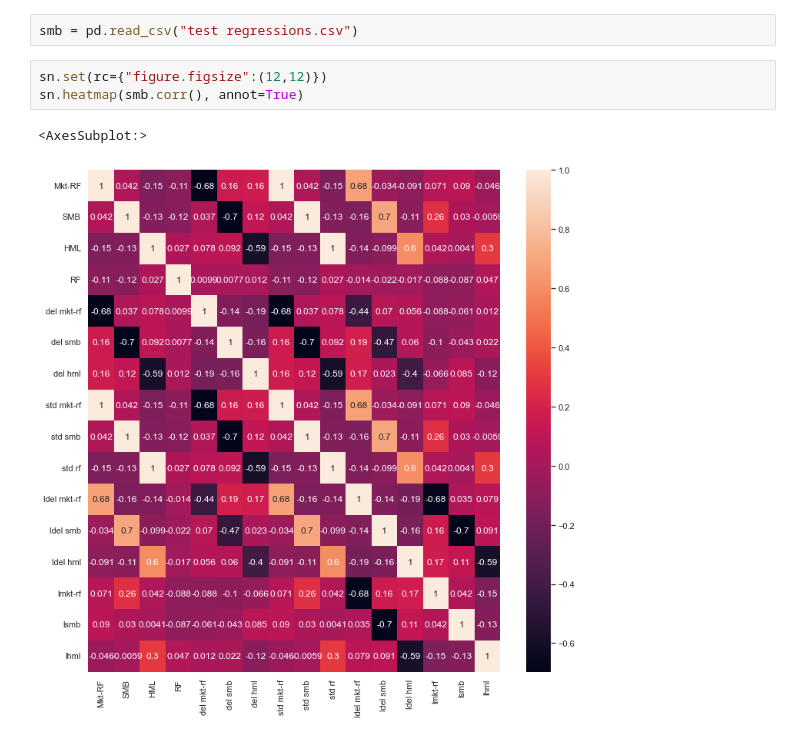
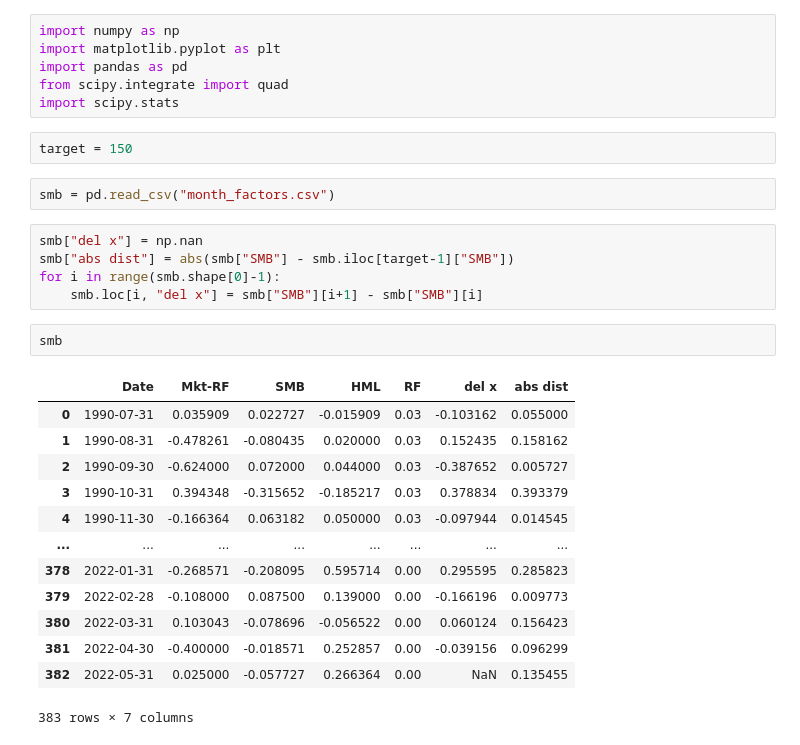
Before and after one commit to hasithv/algo-grind, a Jupyter notebook: factor change estimation.ipynb, the cells around one changed output. Saved outputs shown, nothing was run; the diff lists cells and outputs as text.

```diff
--- a/factor change estimation.ipynb
+++ b/factor change estimation.ipynb
@@ -10,8 +1,31 @@ import matplotlib as plt
+# %%
+import numpy as np
+import matplotlib.pyplot as plt
+import pandas as pd
+from scipy.integrate import quad
+import scipy.stats
+# %%
+target = 150
 # %%
-smb = pd.read_csv("test regressions.csv")
+smb = pd.read_csv("month_factors.csv")
-# %%
-sn.set(rc={"figure.figsize":(12,12)})
-sn.heatmap(smb.corr(), annot=True)
-# %% [output]
-<AxesSubplot:>
-[figure, removed]
+# %%
+smb["del x"] = np.nan
+smb["abs dist"] = abs(smb["SMB"] - smb.iloc[target-1]["SMB"])
+for i in range(smb.shape[0]-1):
+    smb.loc[i, "del x"] = smb["SMB"][i+1] - smb["SMB"][i]
+# %%
+smb
+# %% [output]
+|  | Date | Mkt-RF | SMB | HML | RF | del x | abs dist |
+| 0 | 1990-07-31 | 0.035909 | 0.022727 | -0.015909 | 0.03 | -0.103162 | 0.055000 |
+| 1 | 1990-08-31 | -0.478261 | -0.080435 | 0.020000 | 0.03 | 0.152435 | 0.158162 |
+| 2 | 1990-09-30 | -0.624000 | 0.072000 | 0.044000 | 0.03 | -0.387652 | 0.005727 |
+| 3 | 1990-10-31 | 0.394348 | -0.315652 | -0.185217 | 0.03 | 0.378834 | 0.393379 |
+| 4 | 1990-11-30 | -0.166364 | 0.063182 | 0.050000 | 0.03 | -0.097944 | 0.014545 |
+| ... | ... | ... | ... | ... | ... | ... | ... |
+| 378 | 2022-01-31 | -0.268571 | -0.208095 | 0.595714 | 0.00 | 0.295595 | 0.285823 |
+| 379 | 2022-02-28 | -0.108000 | 0.087500 | 0.139000 | 0.00 | -0.166196 | 0.009773 |
+| 380 | 2022-03-31 | 0.103043 | -0.078696 | -0.056522 | 0.00 | 0.060124 | 0.156423 |
+| 381 | 2022-04-30 | -0.400000 | -0.018571 | 0.252857 | 0.00 | -0.039156 | 0.096299 |
+| 382 | 2022-05-31 | 0.025000 | -0.057727 | 0.266364 | 0.00 | NaN | 0.135455 |
+383 rows × 7 columns
```
Also changed, not shown: parts of 11 cells of this notebook, 1 other file.
